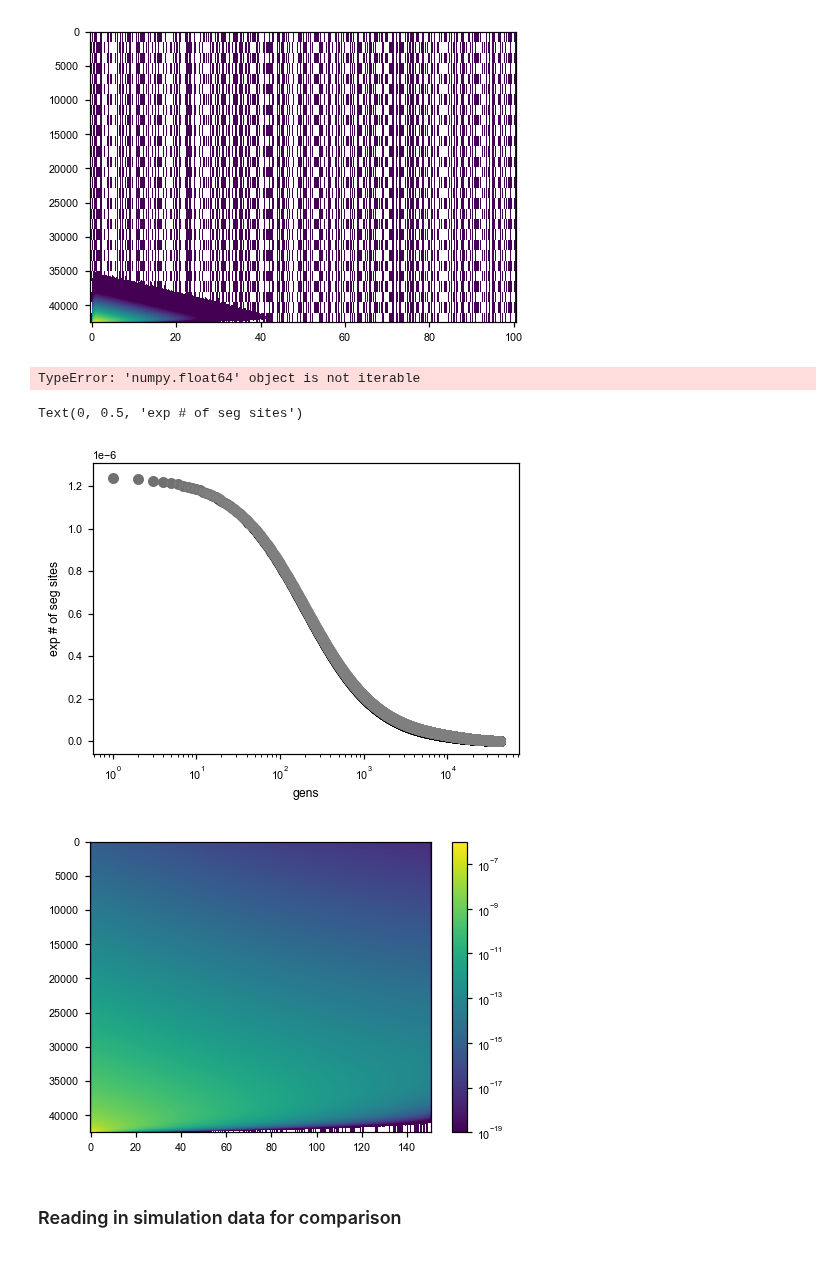
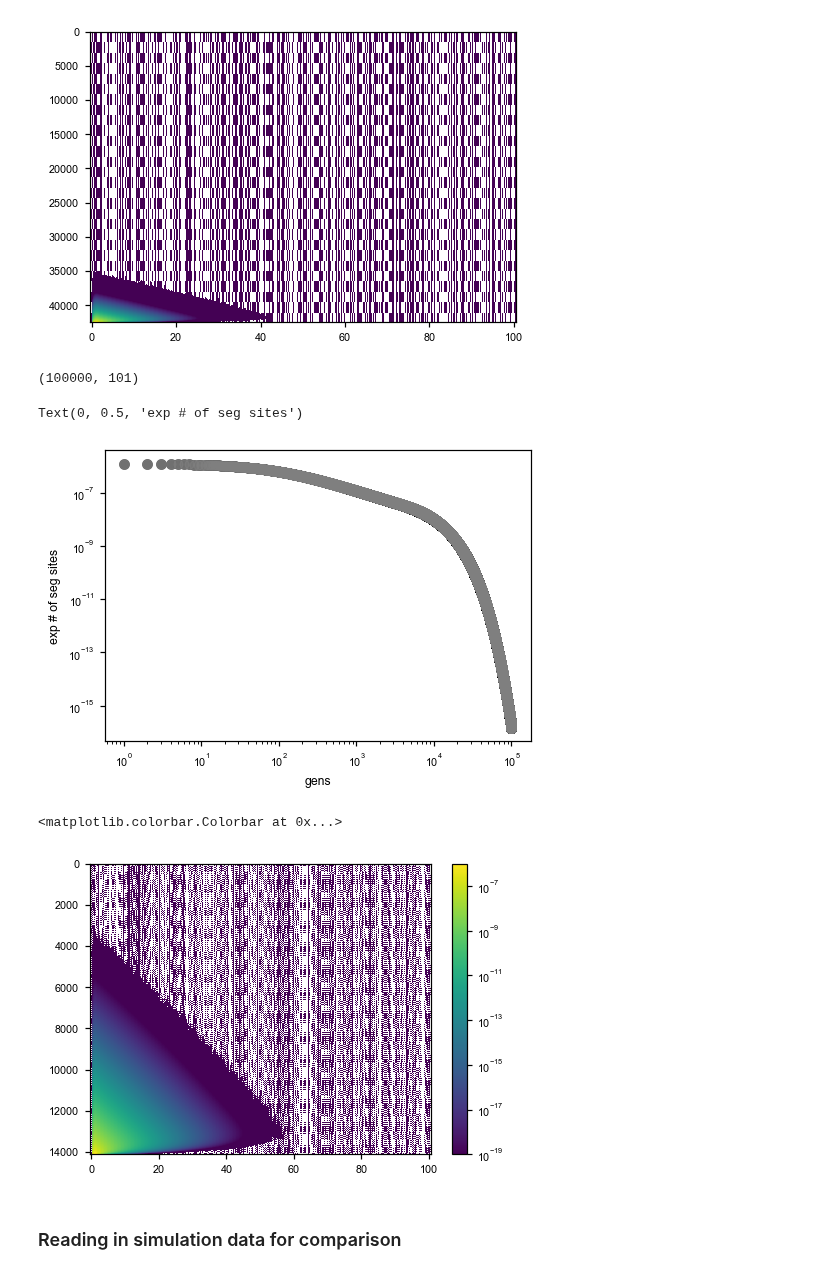
Before and after one commit to VivaswatS/selCoefEst, a Jupyter notebook: mom-framework.ipynb, the cells around one changed output. Drawn from its saved outputs; the diff is of its cells as text; code cells hidden in the pictures.

```diff
--- a/mom-framework.ipynb
+++ b/mom-framework.ipynb
@@ -247,7 +248,7 @@ def run_mom_iterate(a, n, s, N, mu, misc):
     iter = np.arange(1,n)
     iterm1p1 = np.arange(2,n-1)
 
-    mom[a,1] = n # singleton input
+    mom[a,1] = 1 # singleton input
 
     # going from generation 9 to 0
     for gen in np.arange(a)[::-1]:
@@ -263,7 +264,7 @@ def run_mom_iterate(a, n, s, N, mu, misc):
 
         mom[gen,] = deepcopy(momkp1)
 
-    return mu*mom[:-1,:]
+    return n*mu*mom[:-1,:]
 # %%
 # fs = run_mom_integrate(2500, 120, -10/N, N, mu, misc = {'dt_fac':0.02, 'adapt_dt':False})
 mom = run_mom_iterate(42500, 100, 0.5*gamma[0]/N, N, mu, np.nan)
@@ -287,20 +288,25 @@ def run_mom_integrate(a, n, s, N, mu, misc):
 ## creating a database of P(X, a | s) with dicts for different s values
 # up_xa_s = {}
 # gamma = -np.logspace(2,-2,25)
-for g in gamma:
+## use different lengths of time for each gamma (high gamma - small limits)
+## go up to 5 orders of magnitude below start (i.e., E[# seg sites] < 1e-11)
+limal = np.concatenate((np.linspace(7500,100000,15,dtype=int),np.repeat(100000,10)))
+for ig, g in enumerate(gamma):
     # unscaled probability - almost likelihood
-    up_xa_s[g] = run_mom_iterate(42500, 100, 0.5*g/N, N, mu, np.nan)
+    up_xa_s[g] = run_mom_iterate(limal[ig], 100, 0.5*g/2500, 2500, mu, np.nan)
     # can project down to any sample size using moments.Spectrum(p_xa_s[g][-1,:]).project([20])*120/20
-# %% [output]
-TypeError: 'numpy.float64' object is not iterable
+# %%
+up_xa_s[-0.1].shape
+# %% [output]
+(100000, 101)
 # %%
 # use these plots to figure out when to stop (for gamma<1, ok could stop at 10k for high gamma)
-plt.scatter(np.arange(42500)[::-1],(np.sum(up_xa_s[-1.],axis=1)),alpha=0.7,color='k')
-plt.scatter(np.arange(42500)[::-1],(np.sum(up_xa_s[-.1],axis=1)),alpha=0.7,color='grey')
-plt.semilogx(); plt.xlabel('gens'); plt.ylabel('exp # of seg sites')
+plt.scatter(np.arange(1e+5)[::-1],(np.sum(up_xa_s[-.1],axis=1)),alpha=0.7,color='k')
+plt.scatter(np.arange(1e+5)[::-1],(np.sum(up_xa_s[-.01],axis=1)),alpha=0.7,color='grey')
+plt.loglog(); plt.xlabel('gens'); plt.ylabel('exp # of seg sites')
 # %% [output]
 Text(0, 0.5, 'exp # of seg sites')
-[figure, old version]
+[figure, new version]
 # %%
 ## scaling the matrix from above to get pdf (all rows sum to 1)
 p_xa_s = {}
@@ -316,9 +325,10 @@ for g in gamma:
         pp_xa_s[g][i,:] = moments.Spectrum(up_xa_s[g][i,:]).project([ss]) * 150/ss
     pp_xa_s[g] = pp_xa_s[g]/pp_xa_s[g].sum(axis=0,keepdims=1)
 # %%
-plt.imshow(p_xa_s[-10.],aspect='auto',norm=colors.LogNorm(vmax=10e-7,vmin=10e-20)); plt.colorbar();
+plt.imshow(up_xa_s[gamma[1]],aspect='auto',norm=colors.LogNorm(vmax=10e-7,vmin=10e-20)); plt.colorbar()
 # %% [output]
+<matplotlib.colorbar.Colorbar at 0x...>
-[figure, old version]
+[figure, new version]
 # %% [markdown]
 ### Reading in simulation data for comparison
 # %%
```
Also changed, not shown: parts of 46 cells of this notebook.
